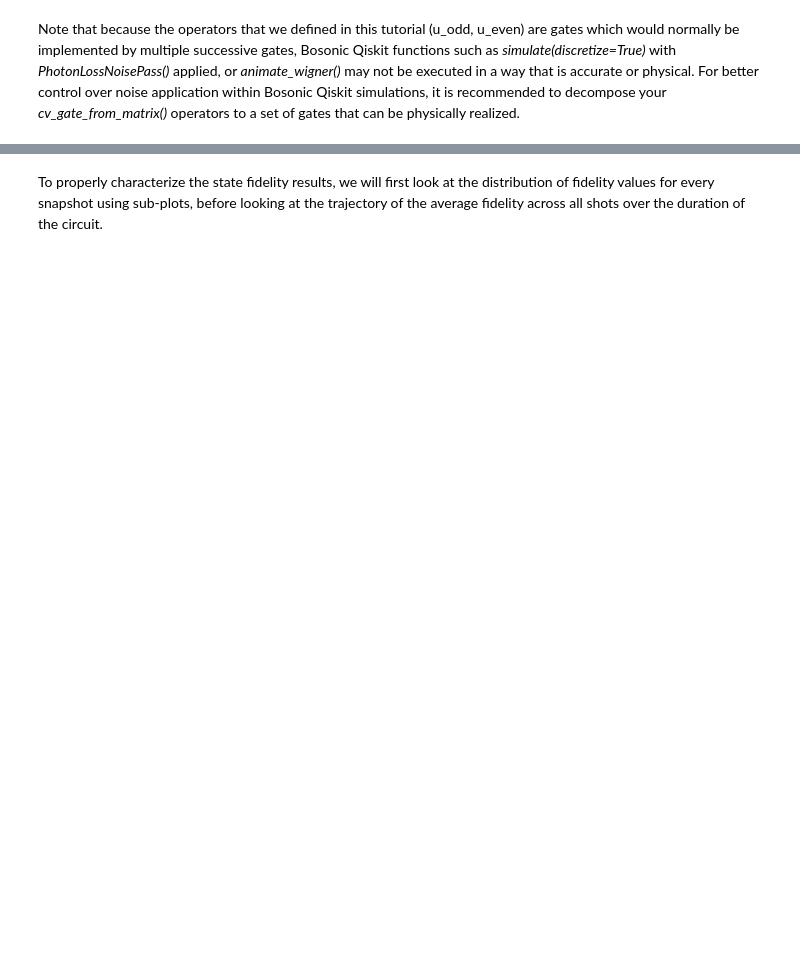
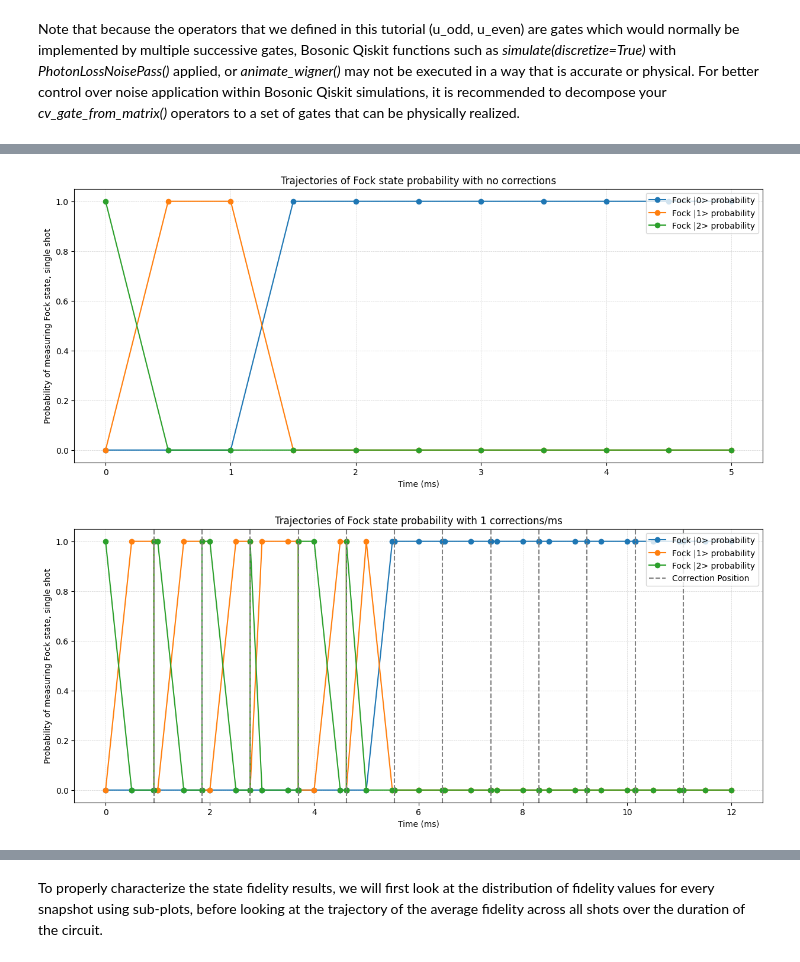
Before and after one commit to C2QA/bosonic-qiskit, a Jupyter notebook: tutorials/bosonic-kitten-code/bosonic-kitten-code.ipynb, the cells around one changed output, grey strips where cells are left out. Saved outputs shown, nothing was run; the diff lists cells and outputs as text; code cells hidden in the pictures; blank space fills up the shorter version.

```diff
--- a/tutorials/bosonic-kitten-code/bosonic-kitten-code.ipynb
+++ b/tutorials/bosonic-kitten-code/bosonic-kitten-code.ipynb
@@ -887,0 +838,64 @@ correction_fid, correction_prob, correction_snapshot_timings, corr_position_time
+# %%
+# Fock state probability visualization, single shot
+noise_only_fock_prob = [i[0] for i in noise_only_prob]
+correction_fock_prob = [i[0] for i in correction_prob]
+
+# Fock state probability visualization, average
+# noise_only_fock_prob = [np.mean(i, axis=0) for i in noise_only_prob]
+# noise_only_fock_prob_error = [np.std(i, axis=0)/np.sqrt(shots) for i in noise_only_prob]
+# correction_fock_prob = [np.mean(i, axis=0) for i in correction_prob]
+# correction_fock_prob_error = [np.std(i, axis=0)/np.sqrt(shots) for i in correction_prob]
+
+# Ignore trajectories of Fock states with prob below a certain value.
+prob_truncation = 0.005
+
+# Plot Fock state distribution for noise only circuit
+plt.figure(figsize=(15,6))
+n = len(noise_only_fock_prob[0])
+# n,  = noise_only_avg_prob[0].shape
+for index in range(n):
+    trajectory = [value[index] for value in noise_only_fock_prob]
+    # uncert = [value[index] for value in noise_only_fock_prob_error]
+    if all(i == 0 for i in trajectory):
+        continue
+    # plt.errorbar(noise_only_snapshot_timings, trajectory, yerr=uncert, marker='o', label="Fock |{}> probability".format(index), capsize=3, ecolor='grey')
+    plt.plot(noise_only_snapshot_timings, trajectory, marker='o', label="Fock |{}> probability".format(index))
+
+plt.xlabel("Time (ms)")
+#plt.ylabel("Probability of measuring Fock state, averaged over over {} shots".format(shots))
+plt.ylabel("Probability of measuring Fock state, single shot")
+plt.title("Trajectories of Fock state probability with no corrections")
+plt.legend(loc='upper right')
+plt.grid(color = 'lightgrey', linestyle = 'dashed', linewidth = 0.5)
+plt.show()
+
+# Plot Fock state distribution for correction circuit
+plt.figure(figsize=(15,6))
+n = len(correction_fock_prob[0])
+# n,  = correction_avg_prob[0].shape
+for index in range(n):
+    trajectory = [value[index] for value in correction_fock_prob]
+    # print(round(np.max(trajectory),4), round(np.median(trajectory),4), round(np.ptp(trajectory),4), index) ### debug
+    # uncert = [value[index] for value in correction_fock_prob_error]
+    if all(i <= prob_truncation for i in trajectory):
+        continue
+    # plt.errorbar(correction_snapshot_timings, trajectory, yerr=uncert, marker='o', label="Fock |{}> probability".format(index), capsize=3, ecolor='grey')
+    plt.plot(correction_snapshot_timings, trajectory, marker='o', label="Fock |{}> probability".format(index))
+
+# Plot correction positions
+x, y = correction_positions(corr_position_times, correction_fock_prob, correction_snapshot_timings)
+label = 'Correction Position'
+for i in x:
+    plt.axvline(x=i, color='grey', label=label, linestyle="--")
+    label = ''
+
+plt.xlabel("Time (ms)")
+#plt.ylabel("Probability of measuring Fock state, averaged over {} shots".format(shots))
+plt.ylabel("Probability of measuring Fock state, single shot")
+plt.title("Trajectories of Fock state probability with {} corrections/ms".format(num_corr))
+plt.legend(loc='upper right')
+plt.grid(color = 'lightgrey', linestyle = 'dashed', linewidth = 0.5)
+plt.show()
+# %% [output]
+[figure, added]
+[figure, added]
```
Also changed, not shown: parts of 50 cells of this notebook.
